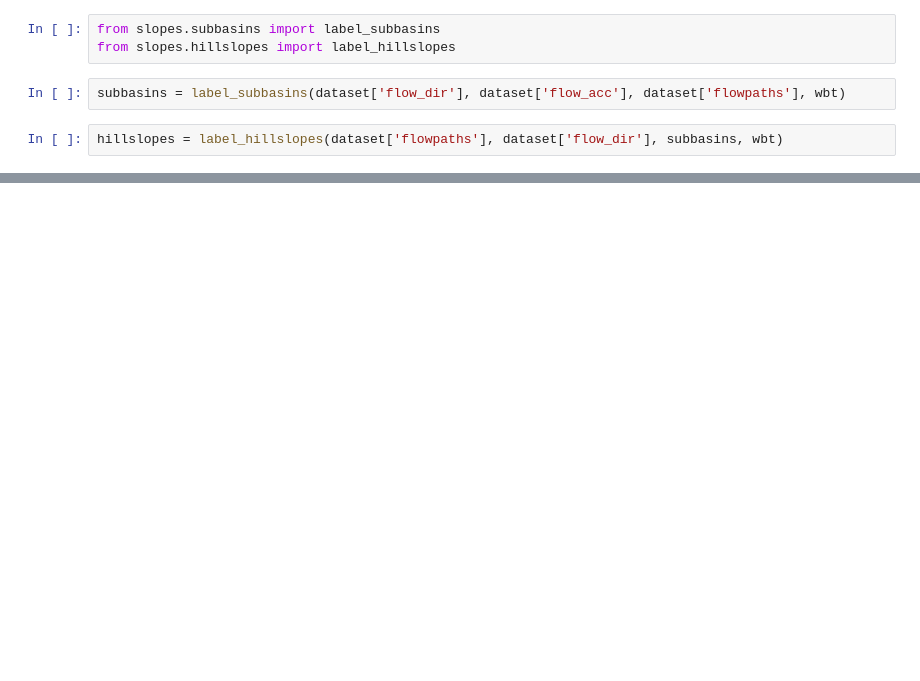
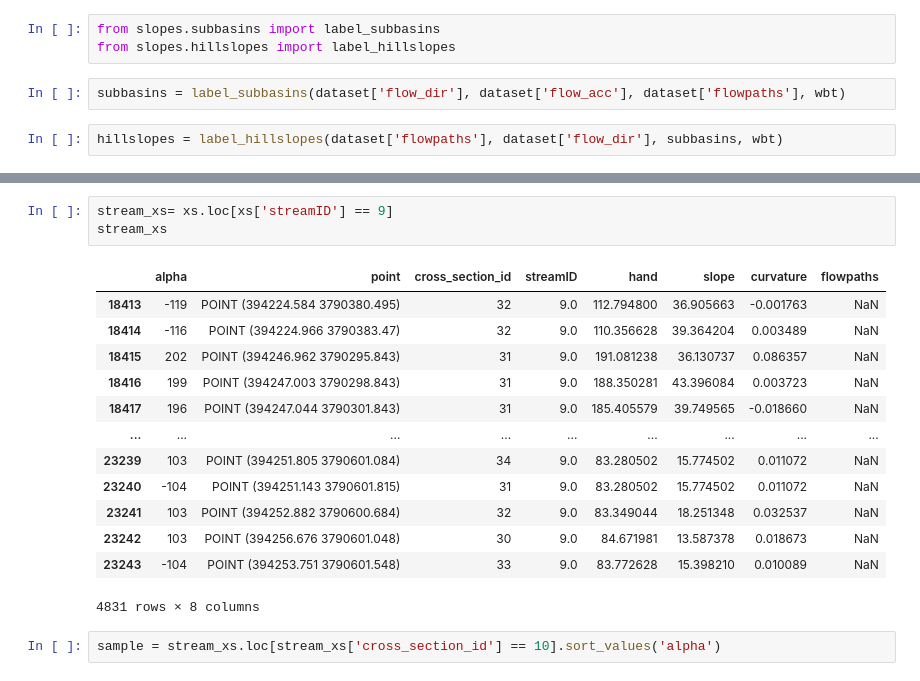
Before and after one commit to avkoehl/valleyx, a Jupyter notebook: notebooks/valleyfloor_test.ipynb, the cells around one changed output, grey strips where cells are left out. Cells and saved outputs as stored; diff of their text form; blank space fills up the shorter version.

```diff
--- a/notebooks/valleyfloor_test.ipynb
+++ b/notebooks/valleyfloor_test.ipynb
@@ -30,0 +71,19 @@ hillslopes = label_hillslopes(dataset['flowpaths'], dataset['flow_dir'], subbasi
+# %%
+stream_xs= xs.loc[xs['streamID'] == 9]
+stream_xs
+# %% [output]
+|  | alpha | point | cross_section_id | streamID | hand | slope | curvature | flowpaths |
+| 18413 | -119 | POINT (394224.584 3790380.495) | 32 | 9.0 | 112.794800 | 36.905663 | -0.001763 | NaN |
+| 18414 | -116 | POINT (394224.966 3790383.47) | 32 | 9.0 | 110.356628 | 39.364204 | 0.003489 | NaN |
+| 18415 | 202 | POINT (394246.962 3790295.843) | 31 | 9.0 | 191.081238 | 36.130737 | 0.086357 | NaN |
+| 18416 | 199 | POINT (394247.003 3790298.843) | 31 | 9.0 | 188.350281 | 43.396084 | 0.003723 | NaN |
+| 18417 | 196 | POINT (394247.044 3790301.843) | 31 | 9.0 | 185.405579 | 39.749565 | -0.018660 | NaN |
+| ... | ... | ... | ... | ... | ... | ... | ... | ... |
+| 23239 | 103 | POINT (394251.805 3790601.084) | 34 | 9.0 | 83.280502 | 15.774502 | 0.011072 | NaN |
+| 23240 | -104 | POINT (394251.143 3790601.815) | 31 | 9.0 | 83.280502 | 15.774502 | 0.011072 | NaN |
+| 23241 | 103 | POINT (394252.882 3790600.684) | 32 | 9.0 | 83.349044 | 18.251348 | 0.032537 | NaN |
+| 23242 | 103 | POINT (394256.676 3790601.048) | 30 | 9.0 | 84.671981 | 13.587378 | 0.018673 | NaN |
+| 23243 | -104 | POINT (394253.751 3790601.548) | 33 | 9.0 | 83.772628 | 15.398210 | 0.010089 | NaN |
+4831 rows × 8 columns
+# %%
+sample = stream_xs.loc[stream_xs['cross_section_id'] == 10].sort_values('alpha')
```
Also changed, not shown: parts of 9 cells of this notebook, 2 other files.
